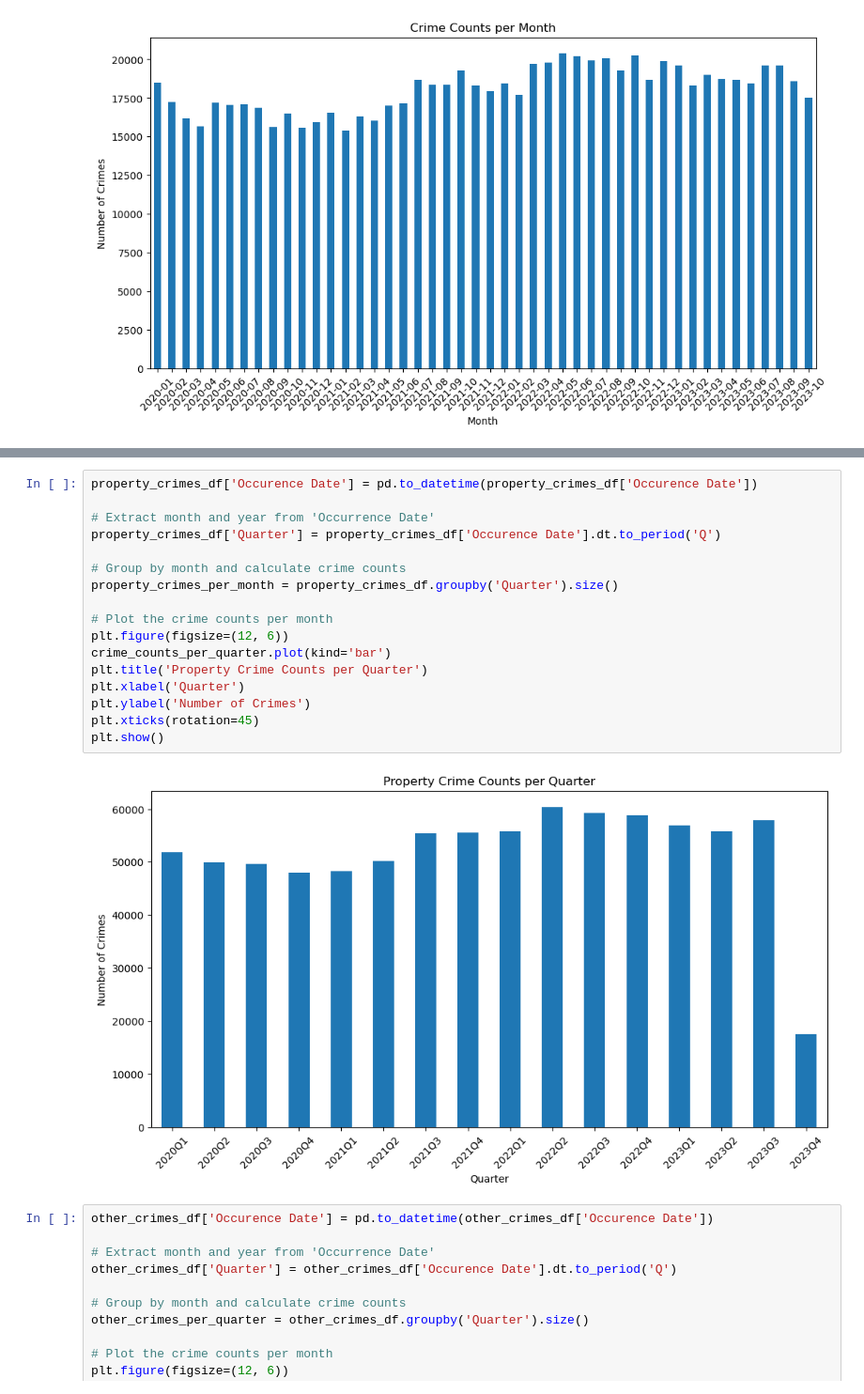
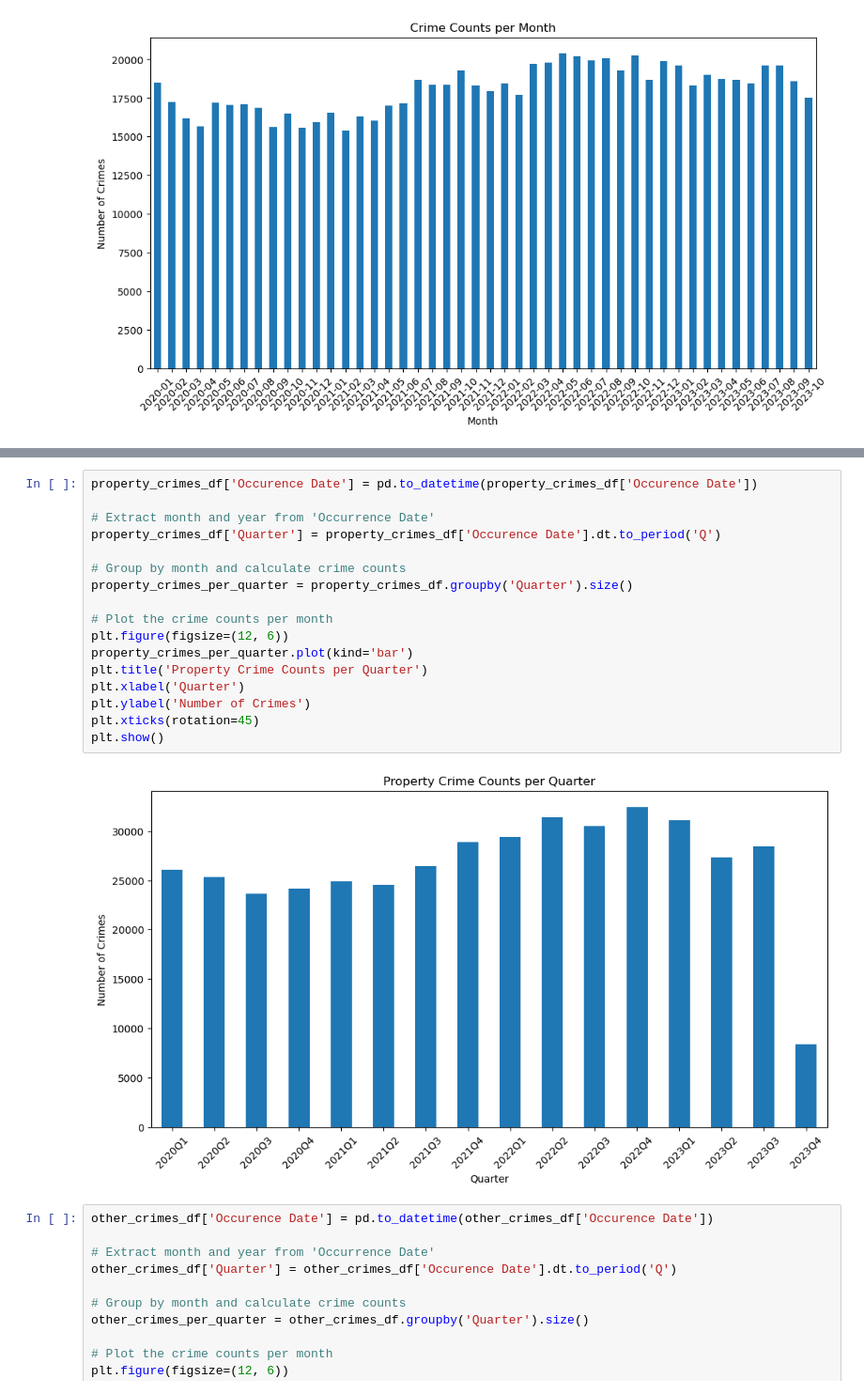
Before and after one commit to eshih22/la_crime_group_project, a Jupyter notebook: LA_crime_data.ipynb, the cells around one changed output, grey strips where cells are left out. Shown at 94% size. Saved outputs shown, nothing was run; the diff lists cells and outputs as text.

```diff
--- a/LA_crime_data.ipynb
+++ b/LA_crime_data.ipynb
@@ -1624,22 +1604,22 @@ plt.show()
 # %%
 property_crimes_df['Occurence Date'] = pd.to_datetime(property_crimes_df['Occurence Date'])
 
 # Extract month and year from 'Occurrence Date'
 property_crimes_df['Quarter'] = property_crimes_df['Occurence Date'].dt.to_period('Q')
 
 # Group by month and calculate crime counts
-property_crimes_per_month = property_crimes_df.groupby('Quarter').size()
+property_crimes_per_quarter = property_crimes_df.groupby('Quarter').size()
 
 # Plot the crime counts per month
 plt.figure(figsize=(12, 6))
-crime_counts_per_quarter.plot(kind='bar')
+property_crimes_per_quarter.plot(kind='bar')
 plt.title('Property Crime Counts per Quarter')
 plt.xlabel('Quarter')
 plt.ylabel('Number of Crimes')
 plt.xticks(rotation=45)
 plt.show()
 # %% [output]
-[figure, old version]
+[figure, new version]
 # %%
 other_crimes_df['Occurence Date'] = pd.to_datetime(other_crimes_df['Occurence Date'])
 
```
Also changed, not shown: parts of 11 cells of this notebook, 2 other files.
